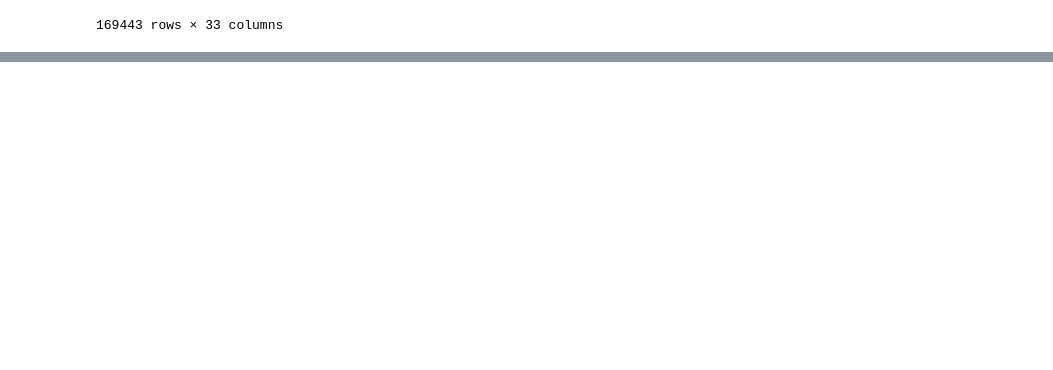
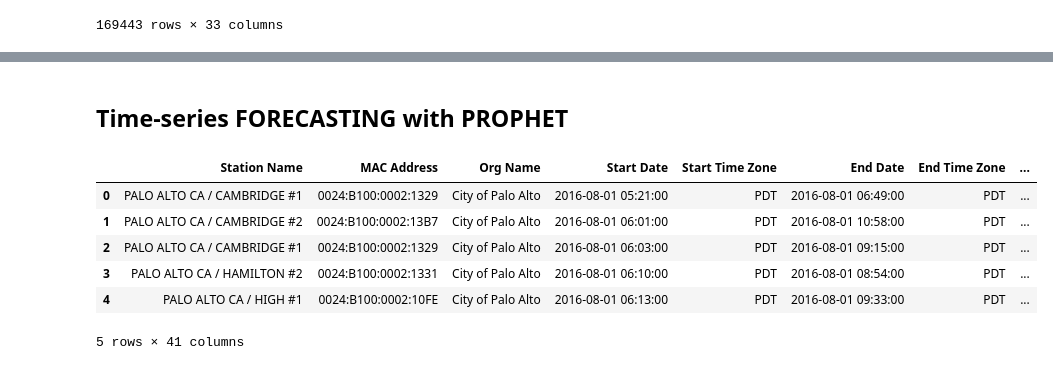
Before and after one commit to AndroCrunch/EV_Availability_G23, a Jupyter notebook: analysis.ipynb, the cells around one changed output, grey strips where cells are left out. Drawn from its saved outputs; the diff is of its cells as text; code cells hidden in the pictures; blank space fills up the shorter version.

```diff
--- a/analysis.ipynb
+++ b/analysis.ipynb
@@ -88,0 +294,12 @@ m
+# %% [markdown]
+## Time-series FORECASTING with PROPHET
+# %%
+data_cleaned.head(5)
+# %% [output]
+|  | Station Name | MAC Address | Org Name | Start Date | Start Time Zone | End Date | End Time Zone | ... |
+| 0 | PALO ALTO CA / CAMBRIDGE #1 | 0024:B100:0002:1329 | City of Palo Alto | 2016-08-01 05:21:00 | PDT | 2016-08-01 06:49:00 | PDT | ... |
+| 1 | PALO ALTO CA / CAMBRIDGE #2 | 0024:B100:0002:13B7 | City of Palo Alto | 2016-08-01 06:01:00 | PDT | 2016-08-01 10:58:00 | PDT | ... |
+| 2 | PALO ALTO CA / CAMBRIDGE #1 | 0024:B100:0002:1329 | City of Palo Alto | 2016-08-01 06:03:00 | PDT | 2016-08-01 09:15:00 | PDT | ... |
+| 3 | PALO ALTO CA / HAMILTON #2 | 0024:B100:0002:1331 | City of Palo Alto | 2016-08-01 06:10:00 | PDT | 2016-08-01 08:54:00 | PDT | ... |
+| 4 | PALO ALTO CA / HIGH #1 | 0024:B100:0002:10FE | City of Palo Alto | 2016-08-01 06:13:00 | PDT | 2016-08-01 09:33:00 | PDT | ... |
+5 rows × 41 columns
```
Also changed, not shown: parts of 16 cells of this notebook.
